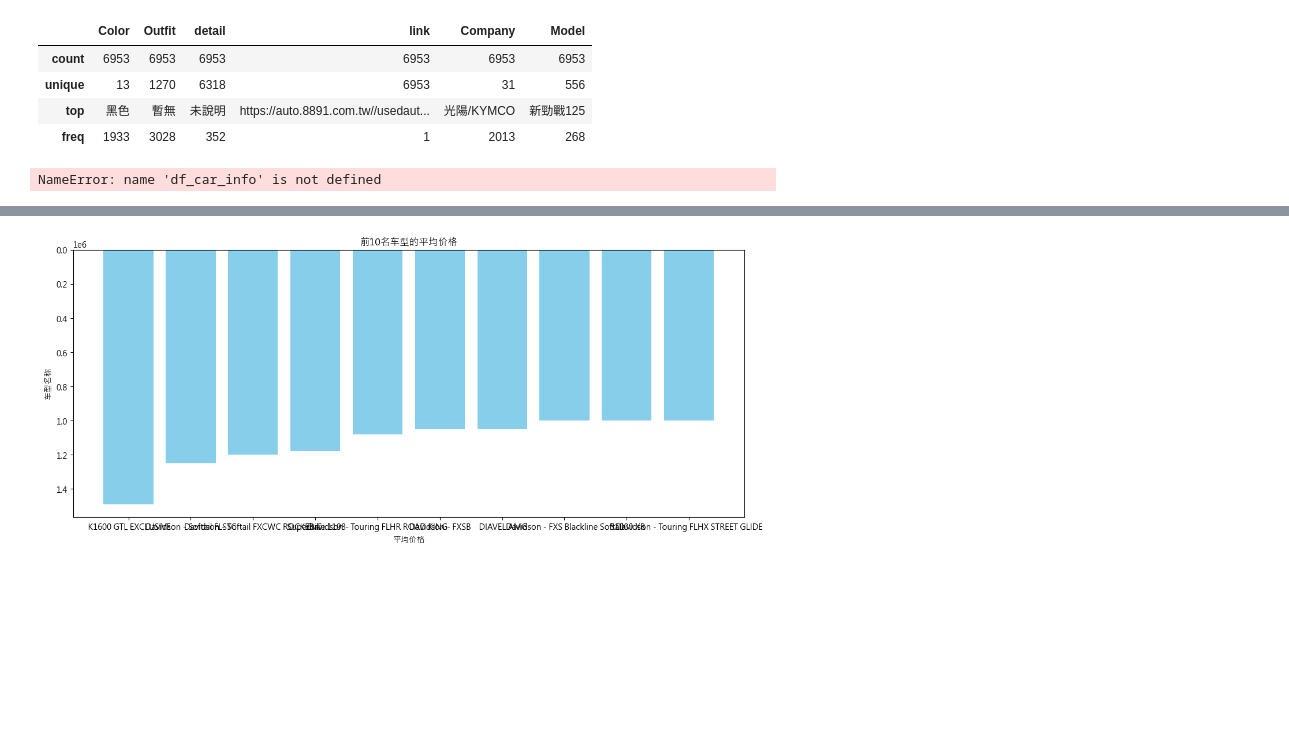
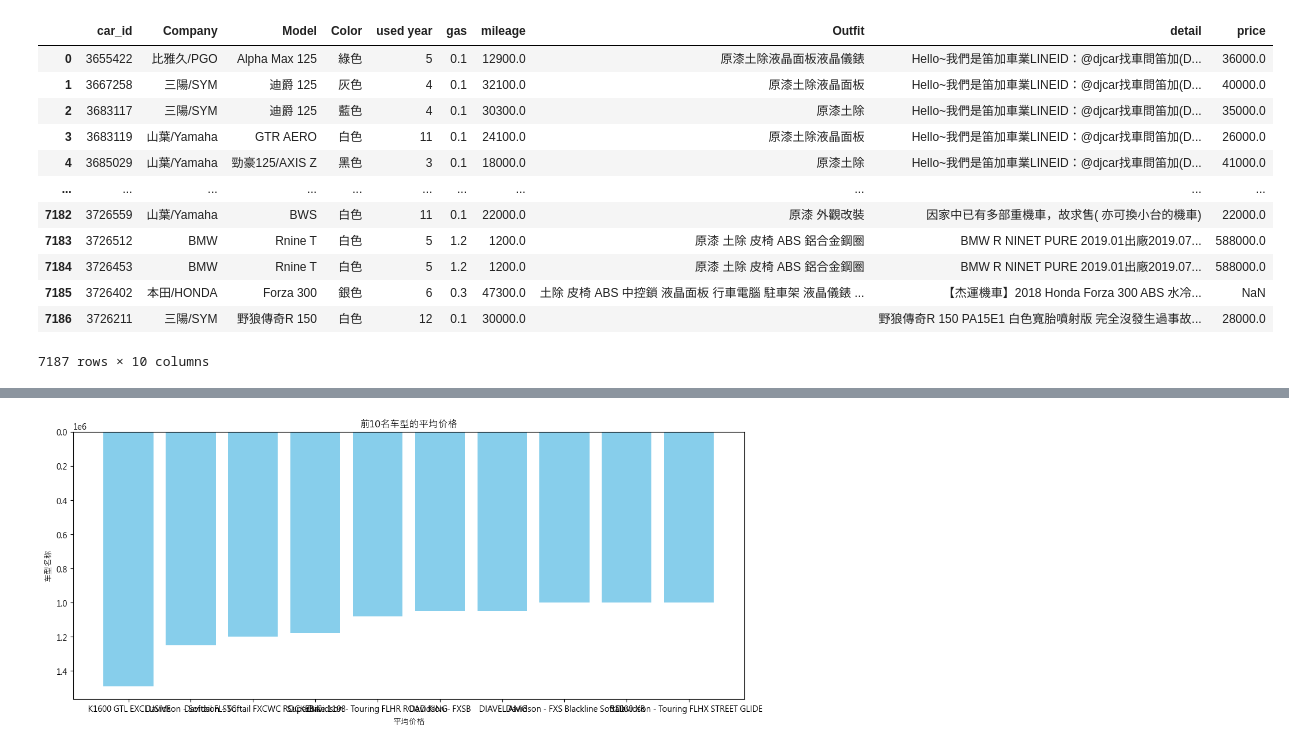
Before and after one commit to TamChonMan/motorbike_Scraper, a Jupyter notebook: motorcycle_scap.ipynb, the cells around one changed output, grey strips where cells are left out. Cells and saved outputs as stored; diff of their text form; code cells hidden in the pictures; blank space fills up the shorter version.

```diff
--- a/motorcycle_scap.ipynb
+++ b/motorcycle_scap.ipynb
@@ -65 +128,18 @@ df_car_info
+# %%
+new_df_car_info = pd.concat([df_car, df_car_info], axis = 0 ,ignore_index= True)
+new_df_car_info
+# %% [output]
+|  | car_id | Company | Model | Color | used year | gas | mileage | Outfit | detail | price |
+| 0 | 3655422 | 比雅久/PGO | Alpha Max 125 | 綠色 | 5 | 0.1 | 12900.0 | 原漆土除液晶面板液晶儀錶 | Hello~我們是笛加車業LINEID：@djcar找車問笛加(D... | 36000.0 |
+| 1 | 3667258 | 三陽/SYM | 迪爵 125 | 灰色 | 4 | 0.1 | 32100.0 | 原漆土除液晶面板 | Hello~我們是笛加車業LINEID：@djcar找車問笛加(D... | 40000.0 |
+| 2 | 3683117 | 三陽/SYM | 迪爵 125 | 藍色 | 4 | 0.1 | 30300.0 | 原漆土除 | Hello~我們是笛加車業LINEID：@djcar找車問笛加(D... | 35000.0 |
+| 3 | 3683119 | 山葉/Yamaha | GTR AERO | 白色 | 11 | 0.1 | 24100.0 | 原漆土除液晶面板 | Hello~我們是笛加車業LINEID：@djcar找車問笛加(D... | 26000.0 |
+| 4 | 3685029 | 山葉/Yamaha | 勁豪125/AXIS Z | 黑色 | 3 | 0.1 | 18000.0 | 原漆土除 | Hello~我們是笛加車業LINEID：@djcar找車問笛加(D... | 41000.0 |
+| ... | ... | ... | ... | ... | ... | ... | ... | ... | ... | ... |
+| 7182 | 3726559 | 山葉/Yamaha | BWS | 白色 | 11 | 0.1 | 22000.0 | 原漆 外觀改裝 | 因家中已有多部重機車，故求售( 亦可換小台的機車) | 22000.0 |
+| 7183 | 3726512 | BMW | Rnine T | 白色 | 5 | 1.2 | 1200.0 | 原漆 土除 皮椅 ABS 鋁合金鋼圈 | BMW R NINET PURE 2019.01出廠2019.07... | 588000.0 |
+| 7184 | 3726453 | BMW | Rnine T | 白色 | 5 | 1.2 | 1200.0 | 原漆 土除 皮椅 ABS 鋁合金鋼圈 | BMW R NINET PURE 2019.01出廠2019.07... | 588000.0 |
+| 7185 | 3726402 | 本田/HONDA | Forza 300 | 銀色 | 6 | 0.3 | 47300.0 | 土除 皮椅 ABS 中控鎖 液晶面板 行車電腦 駐車架 液晶儀錶 ... | 【杰運機車】2018 Honda Forza 300 ABS 水冷... | NaN |
+| 7186 | 3726211 | 三陽/SYM | 野狼傳奇R 150 | 白色 | 12 | 0.1 | 30000.0 |  | 野狼傳奇R 150 PA15E1 白色寬胎噴射版 完全沒發生過事故... | 28000.0 |
+7187 rows × 10 columns
 # %%
@@ -67,12 +146,0 @@ df_car_info.to_csv('./df_car_info.csv')
-# %%
-df_car_info.describe(include='object')
-# %% [output]
-|  | Color | Outfit | detail | link | Company | Model |
-| count | 6953 | 6953 | 6953 | 6953 | 6953 | 6953 |
-| unique | 13 | 1270 | 6318 | 6953 | 31 | 556 |
-| top | 黑色 | 暫無 | 未說明 | https://auto.8891.com.tw//usedaut... | 光陽/KYMCO | 新勁戰125 |
-| freq | 1933 | 3028 | 352 | 1 | 2013 | 268 |
-# %%
-df_car_info.describe()
-# %% [output]
-NameError: name 'df_car_info' is not defined
```
Also changed, not shown: parts of 25 cells of this notebook, 3 other files.
